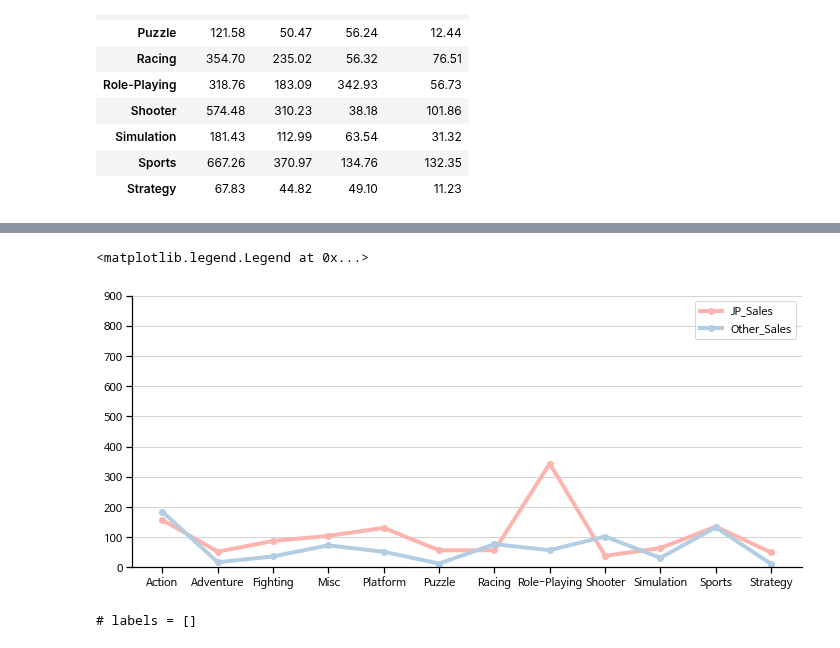
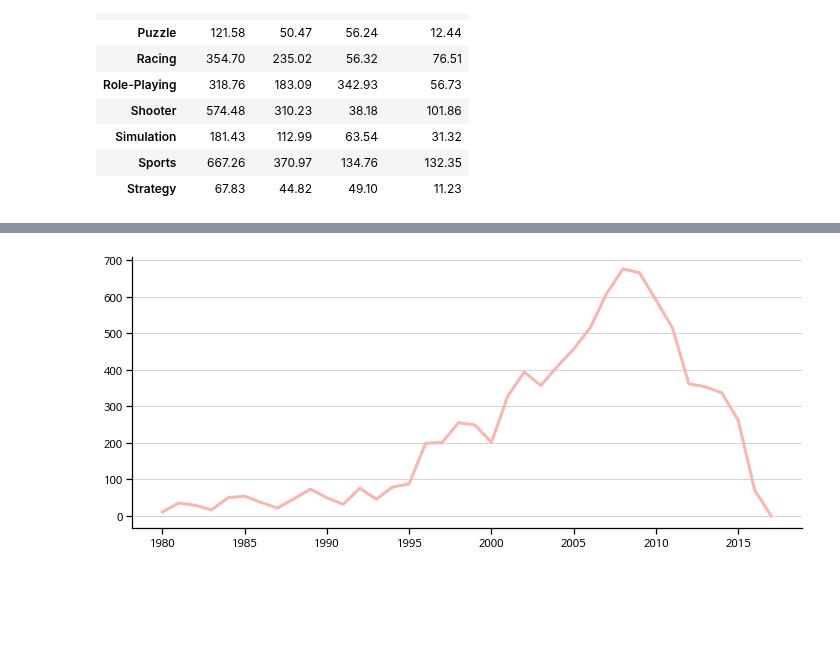
Before and after one commit to ljs7463/AnalysisProject, a Jupyter notebook: Gameanalysis.ipynb, the cells around one changed output, grey strips where cells are left out. Saved outputs shown, nothing was run; the diff lists cells and outputs as text; code cells hidden in the pictures; blank space fills up the shorter version.

```diff
--- a/Gameanalysis.ipynb
+++ b/Gameanalysis.ipynb
@@ -723,0 +864,7 @@ plt.legend()
+# %%
+# 전체 출고량 컬럼 생성
+Total_Sales = []
+for i in range(16241):
+  Total_Sales.append(dataset['NA_Sales'][i] + dataset['EU_Sales'][i] + dataset['JP_Sales'][i] + dataset['Other_Sales'][i])
+
+Total_Sales
@@ -723,0 +889,3 @@ plt.legend()
+# %%
+dataset['Total_Sales'] = Total_Sales
+dataset
@@ -724,24 +906,14 @@ plt.legend()
+# %%
+# year가 2020인 행 지우기
+year_delete = dataset[dataset['Year']==2020].index
+dataset.drop(year_delete, inplace=True)
 # %%
-sns.set_context('notebook')
-fig, ax= plt.subplots(figsize = (12, 5))
+# 연도별 게임의 출고량
 
-region = ['JP_Sales', 'Other_Sales']
 
-for i in region:
-  ax.plot(dataset.groupby('Genre')[i].sum(),'o-',label = i,lw = 4)
-  ax.set_ylim(0, 900)
-
+fig, ax = plt.subplots(figsize =(12,5))
+ax.plot(dataset.groupby('Year')['Total_Sales'].sum(),lw = 3)
 ax.grid(axis="y", c="lightgray")
 ax.spines[[ "top", "right"]].set_visible(False)
-
-ax = plt.gca()
-handles, labels = ax.get_legend_handles_labels()
-ax.legend(handles=handles, labels=['JP_Sales','Other_Sales'])
-plt.legend()
 # %% [output]
-<matplotlib.legend.Legend at 0x...>
-[figure, old version]
+[figure, new version]
-# %%
-print(f"# labels = {labels}")
-# %% [output]
-# labels = []
```
Also changed, not shown: parts of 26 cells of this notebook.
